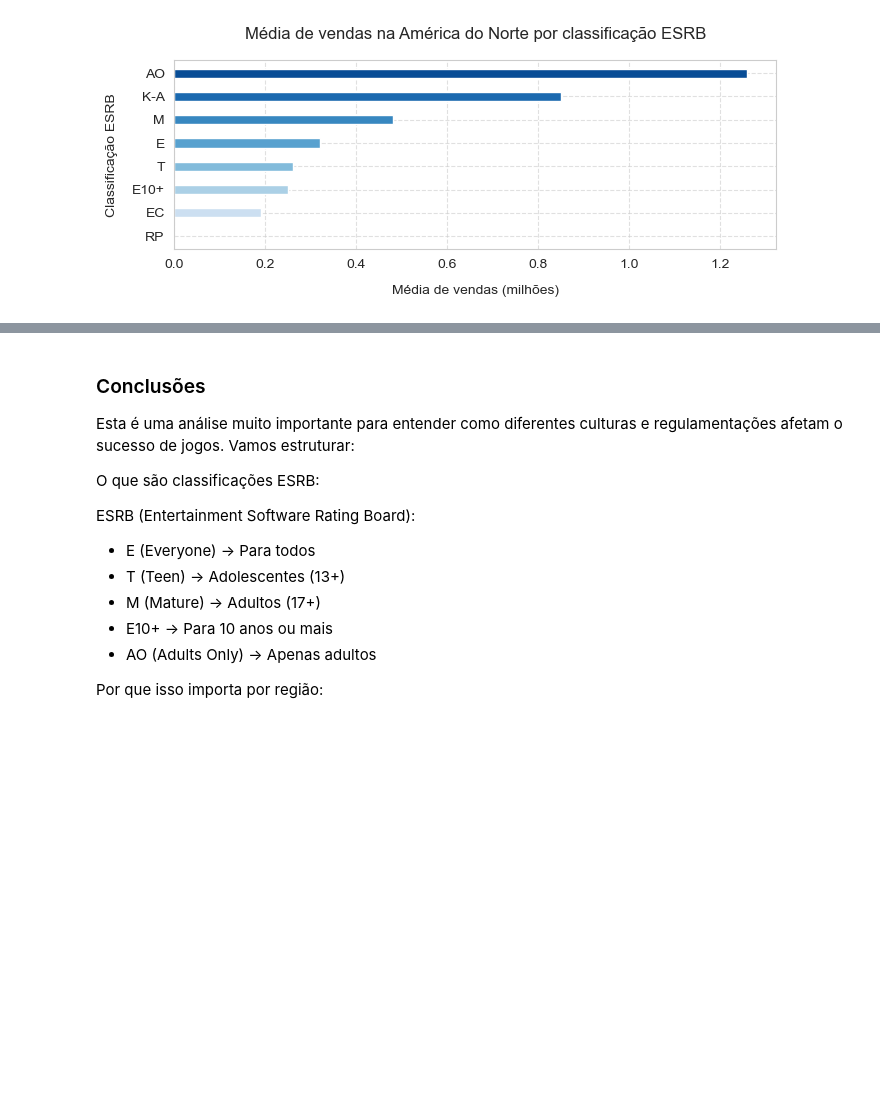
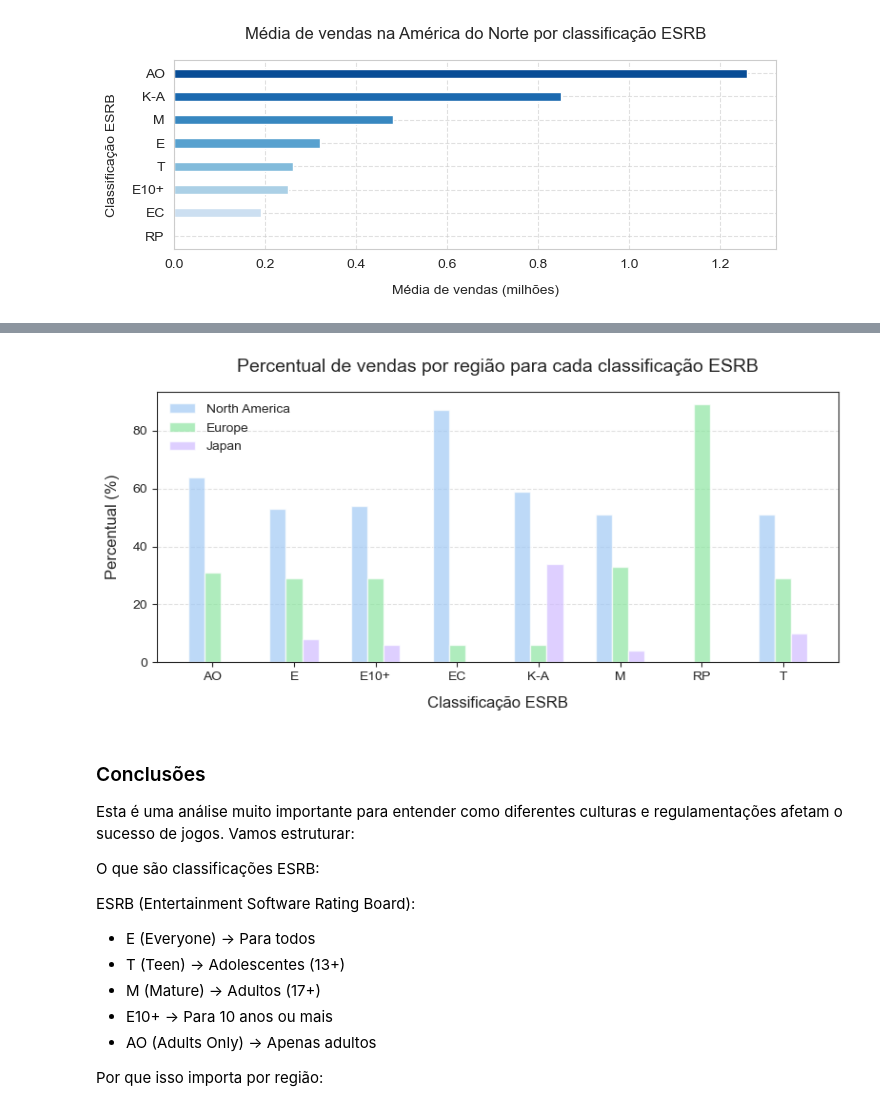
Before and after one commit to raimirsilva/Ice-games-sales-analysis, a Jupyter notebook: Ice_games_analysis.ipynb, the cells around one changed output, grey strips where cells are left out. Cells and saved outputs as stored; diff of their text form; code cells hidden in the pictures; blank space fills up the shorter version.

```diff
--- a/Ice_games_analysis.ipynb
+++ b/Ice_games_analysis.ipynb
@@ -1896,3 +1923,40 @@ T                 50.88     28.60     10.14
+# %%
+# Visualizando percentual de vendas por região para cada classificação ESRB
+
+# Preparando os dados para o gráfico
+plot_data = sales_by_rating[['Classificação', 'North America', 'Europe', 'Japan']].copy()
+plot_data[['North America', 'Europe', 'Japan']] = plot_data[['North America', 'Europe', 'Japan']].round(0)
+
+# Configurando o gráfico
+x = np.arange(len(plot_data['Classificação']))
+sns.set_style('ticks')
+width = 0.2  # Largura das barras
+
+plt.figure(figsize=(8, 4))
+
+palette = sns.color_palette('pastel')
+
+# Adicionando as barras para cada região
+plt.bar(x - width, plot_data['North America'], width, label='North America', color=palette[0], alpha=0.7)
+plt.bar(x, plot_data['Europe'], width, label='Europe', color=palette[2], alpha=0.7)
+plt.bar(x + width, plot_data['Japan'], width, label='Japan', color=palette[4], alpha=0.7)
+
+plt.title('Percentual de vendas por região para cada classificação ESRB', fontsize=14, pad=15)
+
+plt.ylabel('Percentual (%)', fontsize=12, labelpad=10)
+plt.xlabel('Classificação ESRB', fontsize=12, labelpad=10)
+
+plt.xticks(x, plot_data['Classificação'], fontsize=10)
+
+plt.grid(axis='y', linestyle='--', alpha=0.6)
+
+plt.legend(fontsize=10, frameon=False)
+
+plt.tight_layout()
+print()
+plt.show()
+# %% [output]
+[figure, added]
 # %% [markdown]
 
 ### Conclusões
```
Also changed, not shown: parts of 6 cells of this notebook.
